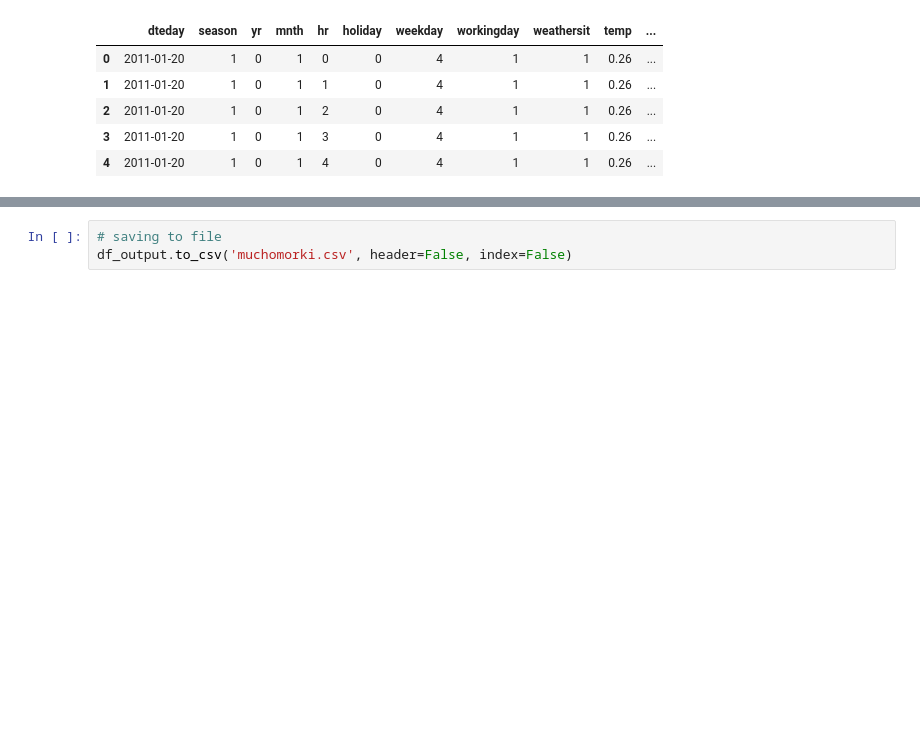
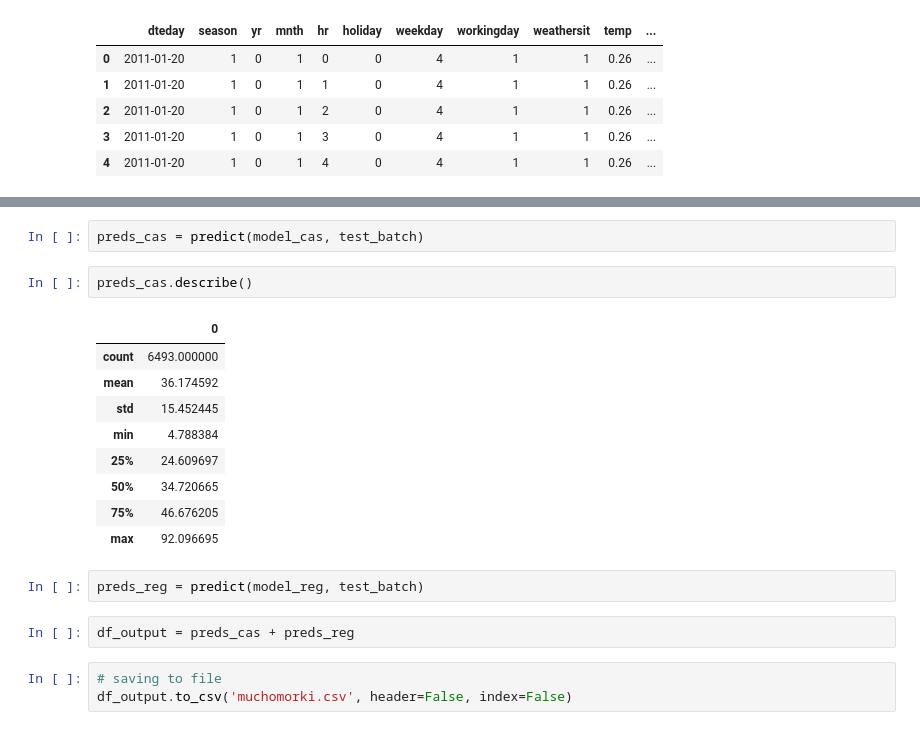
Before and after one commit to milosz-l/SSNE, a Jupyter notebook: lab3/zadanieLab1Franek.ipynb, the cells around one changed output, grey strips where cells are left out. Drawn from its saved outputs; the diff is of its cells as text; blank space fills up the shorter version.

```diff
--- a/lab3/zadanieLab1Franek.ipynb
+++ b/lab3/zadanieLab1Franek.ipynb
@@ -225,3 +280,21 @@ df_output = pd.DataFrame(list_output)
+# %%
+preds_cas = predict(model_cas, test_batch)
+# %%
+preds_cas.describe()
+# %% [output]
+|  | 0 |
+| count | 6493.000000 |
+| mean | 36.174592 |
+| std | 15.452445 |
+| min | 4.788384 |
+| 25% | 24.609697 |
+| 50% | 34.720665 |
+| 75% | 46.676205 |
+| max | 92.096695 |
+# %%
+preds_reg = predict(model_reg, test_batch)
+# %%
+df_output = preds_cas + preds_reg
 # %%
 # saving to file
 df_output.to_csv('muchomorki.csv', header=False, index=False)
```
Also changed, not shown: parts of 19 cells of this notebook.
